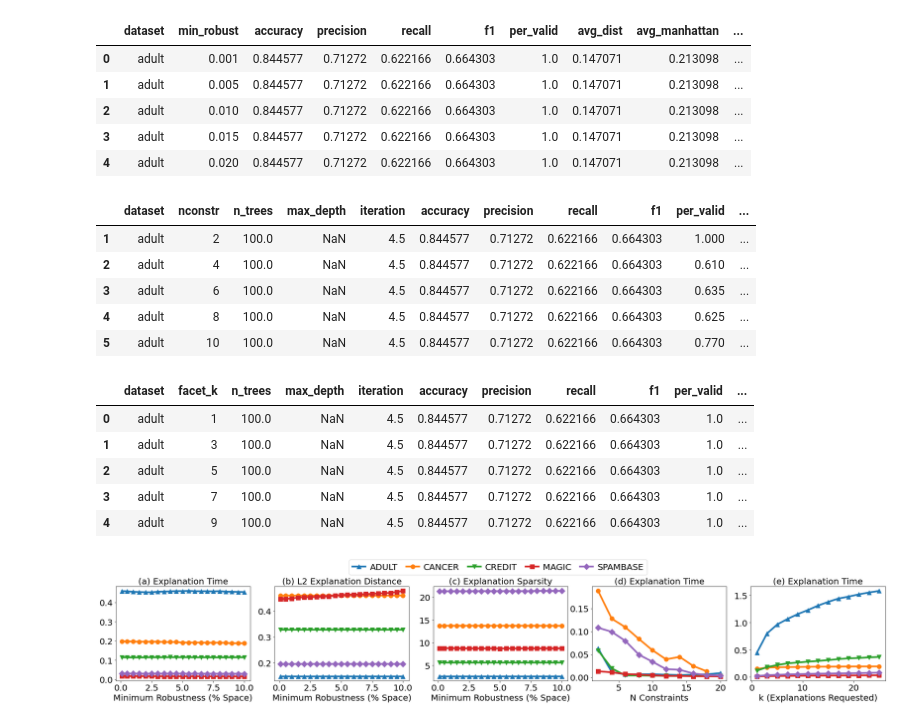
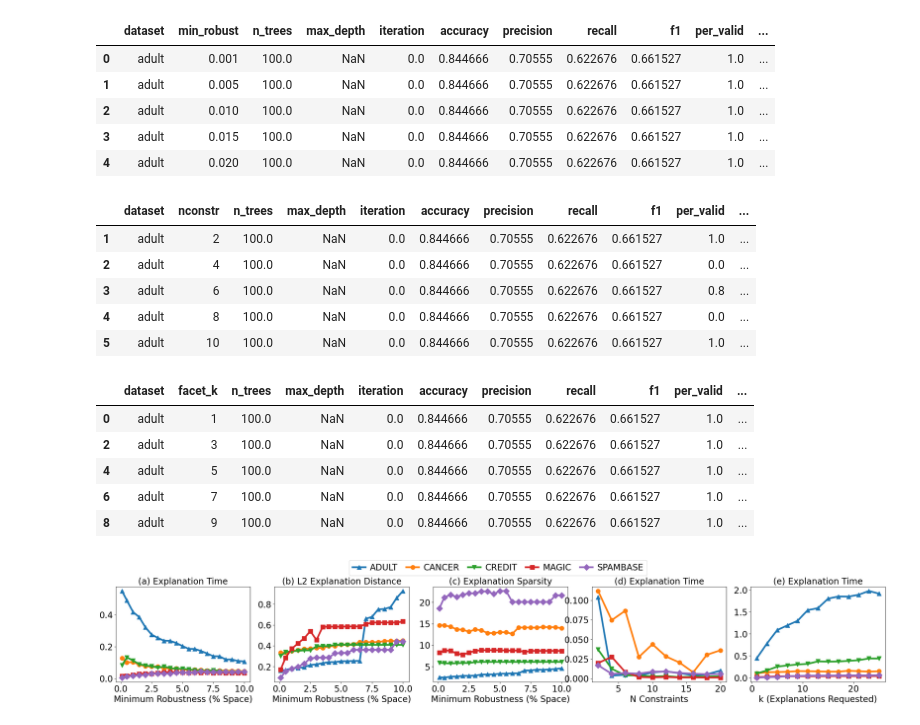
Before and after one commit to PeterVanNostrand/FACET, a Jupyter notebook: figures/user_workloads.ipynb, the cells around one changed output. Cells and saved outputs as stored; diff of their text form; code cells hidden in the pictures.

```diff
--- a/figures/user_workloads.ipynb
+++ b/figures/user_workloads.ipynb
@@ -7,14 +7,14 @@ Experiment results files needed: VaryRobustness, VaryNConstraints, and VaryK
 Results used in the paper are provided in "../results/final" if generating new results run each experiment and update the results paths below
 '''
 # path to each result file
-robust_path = "../results/vary_robustness.csv" # run json merge to obtain if new results
-constr_path = "../results/vary_nconstraints.csv"
-k_path = "../results/vary_k.csv"
+robust_path = "../results/vary_robustness_fig10.csv" # run json merge to obtain if new results
+constr_path = "../results/vary_nconstraints_fig10.csv"
+k_path = "../results/vary_k_fig10.csv"
 
 # path to output the figure
 export_figures = True
-output_dir = "./final/"
-fig_save_name = "user_workloads"
+output_dir = "./reproducibility/"
+fig_save_name = "user_workloads_fig10"
 fig_type = ".pdf"
 # %%
 
@@ -74,12 +74,12 @@ idx_keep = robust_results["min_robust"].isin(keep_values)
 robust_results = robust_results[idx_keep]
 robust_results.head()
 # %% [output]
-|  | dataset | min_robust | accuracy | precision | recall | f1 | per_valid | avg_dist | avg_manhattan | ... |
-| 0 | adult | 0.001 | 0.844577 | 0.71272 | 0.622166 | 0.664303 | 1.0 | 0.147071 | 0.213098 | ... |
-| 1 | adult | 0.005 | 0.844577 | 0.71272 | 0.622166 | 0.664303 | 1.0 | 0.147071 | 0.213098 | ... |
-| 2 | adult | 0.010 | 0.844577 | 0.71272 | 0.622166 | 0.664303 | 1.0 | 0.147071 | 0.213098 | ... |
-| 3 | adult | 0.015 | 0.844577 | 0.71272 | 0.622166 | 0.664303 | 1.0 | 0.147071 | 0.213098 | ... |
-| 4 | adult | 0.020 | 0.844577 | 0.71272 | 0.622166 | 0.664303 | 1.0 | 0.147071 | 0.213098 | ... |
+|  | dataset | min_robust | n_trees | max_depth | iteration | accuracy | precision | recall | f1 | per_valid | ... |
+| 0 | adult | 0.001 | 100.0 | NaN | 0.0 | 0.844666 | 0.70555 | 0.622676 | 0.661527 | 1.0 | ... |
+| 1 | adult | 0.005 | 100.0 | NaN | 0.0 | 0.844666 | 0.70555 | 0.622676 | 0.661527 | 1.0 | ... |
+| 2 | adult | 0.010 | 100.0 | NaN | 0.0 | 0.844666 | 0.70555 | 0.622676 | 0.661527 | 1.0 | ... |
+| 3 | adult | 0.015 | 100.0 | NaN | 0.0 | 0.844666 | 0.70555 | 0.622676 | 0.661527 | 1.0 | ... |
+| 4 | adult | 0.020 | 100.0 | NaN | 0.0 | 0.844666 | 0.70555 | 0.622676 | 0.661527 | 1.0 | ... |
 # %%
 # read in constraints data
 constr_results = pd.read_csv(constr_path)
@@ -90,11 +90,11 @@ constr_results = constr_results[(constr_results['nconstr'] > 1)]
 constr_results.head()
 # %% [output]
 |  | dataset | nconstr | n_trees | max_depth | iteration | accuracy | precision | recall | f1 | per_valid | ... |
-| 1 | adult | 2 | 100.0 | NaN | 4.5 | 0.844577 | 0.71272 | 0.622166 | 0.664303 | 1.000 | ... |
-| 2 | adult | 4 | 100.0 | NaN | 4.5 | 0.844577 | 0.71272 | 0.622166 | 0.664303 | 0.610 | ... |
-| 3 | adult | 6 | 100.0 | NaN | 4.5 | 0.844577 | 0.71272 | 0.622166 | 0.664303 | 0.635 | ... |
-| 4 | adult | 8 | 100.0 | NaN | 4.5 | 0.844577 | 0.71272 | 0.622166 | 0.664303 | 0.625 | ... |
-| 5 | adult | 10 | 100.0 | NaN | 4.5 | 0.844577 | 0.71272 | 0.622166 | 0.664303 | 0.770 | ... |
+| 1 | adult | 2 | 100.0 | NaN | 0.0 | 0.844666 | 0.70555 | 0.622676 | 0.661527 | 1.0 | ... |
+| 2 | adult | 4 | 100.0 | NaN | 0.0 | 0.844666 | 0.70555 | 0.622676 | 0.661527 | 0.0 | ... |
+| 3 | adult | 6 | 100.0 | NaN | 0.0 | 0.844666 | 0.70555 | 0.622676 | 0.661527 | 0.8 | ... |
+| 4 | adult | 8 | 100.0 | NaN | 0.0 | 0.844666 | 0.70555 | 0.622676 | 0.661527 | 0.0 | ... |
+| 5 | adult | 10 | 100.0 | NaN | 0.0 | 0.844666 | 0.70555 | 0.622676 | 0.661527 | 1.0 | ... |
 # %%
 # read in k data
 k_results = pd.read_csv(k_path)
@@ -106,9 +106,9 @@ k_results = k_results[~idx_drop]
 k_results.head()
 # %% [output]
 |  | dataset | facet_k | n_trees | max_depth | iteration | accuracy | precision | recall | f1 | per_valid | ... |
-| 0 | adult | 1 | 100.0 | NaN | 4.5 | 0.844577 | 0.71272 | 0.622166 | 0.664303 | 1.0 | ... |
-| 1 | adult | 3 | 100.0 | NaN | 4.5 | 0.844577 | 0.71272 | 0.622166 | 0.664303 | 1.0 | ... |
-| 2 | adult | 5 | 100.0 | NaN | 4.5 | 0.844577 | 0.71272 | 0.622166 | 0.664303 | 1.0 | ... |
-| 3 | adult | 7 | 100.0 | NaN | 4.5 | 0.844577 | 0.71272 | 0.622166 | 0.664303 | 1.0 | ... |
-| 4 | adult | 9 | 100.0 | NaN | 4.5 | 0.844577 | 0.71272 | 0.622166 | 0.664303 | 1.0 | ... |
+| 0 | adult | 1 | 100.0 | NaN | 0.0 | 0.844666 | 0.70555 | 0.622676 | 0.661527 | 1.0 | ... |
+| 2 | adult | 3 | 100.0 | NaN | 0.0 | 0.844666 | 0.70555 | 0.622676 | 0.661527 | 1.0 | ... |
+| 4 | adult | 5 | 100.0 | NaN | 0.0 | 0.844666 | 0.70555 | 0.622676 | 0.661527 | 1.0 | ... |
+| 6 | adult | 7 | 100.0 | NaN | 0.0 | 0.844666 | 0.70555 | 0.622676 | 0.661527 | 1.0 | ... |
+| 8 | adult | 9 | 100.0 | NaN | 0.0 | 0.844666 | 0.70555 | 0.622676 | 0.661527 | 1.0 | ... |
 # %%
@@ -163,10 +160,14 @@ results_dict = {
     "facet_k": k_results,
 }
 
-def render_plot_ax(xfeats, yfeats, xlabels=None, ylabels=None, save_name=None, xrange=None, yrange=None, xlog=False, lloc=None, ylog=False, yticks_multi=None, yrange_multi=None, ytick_format="{:.2f}", titles=None):
-    #datasets = results_dict[xfeats[0]]["dataset"].unique()
-    datasets = [dataset1, dataset2, dataset3, dataset4, dataset5]
+# plot features
+ylabels = ["Explanation Time", "L2 Explanation Distance", "Explanation Sparsity", "Explanation Time", "Explanation Time"]
+xlabels = ["Minimum Robustness (% Space)", "Minimum Robustness (% Space)", "Minimum Robustness (% Space)", "N Constraints", "k (Explanations Requested)"]
+titles = ["Explantion Time vs Min Robust", "L2-Norm vs Min Robust", "Sparsity vs Min Robust", "Explanation Time vs Nc", "Sample Time vs k"]
+xfeats = ["min_robust", "min_robust", "min_robust", "nconstr", "facet_k"]
+yfeats = ["sample_time", "avg_dist", "avg_length", "sample_time", "sample_time"]
 
+def render_plot_ax(datasets, xfeats, yfeats, xlabels=None, ylabels=None, save_name=None, xrange=None, yrange=None, xlog=False, lloc=None, ylog=False, yticks_multi=None, yrange_multi=None, ytick_format="{:.2f}", titles=None):
     fig = plt.figure(figsize=[32, 4])
     ax = fig.subplots(nrows=1, ncols=5) #nrows=1, ncols=5, sharex="all")
 
@@ -215,16 +214,10 @@ def render_plot_ax(xfeats, yfeats, xlabels=None, ylabels=None, save_name=None, x
 # %%
-ylabels = ["Explanation Time", "L2 Explanation Distance", "Explanation Sparsity", "Explanation Time", "Explanation Time"]
-xlabels = ["Minimum Robustness (% Space)", "Minimum Robustness (% Space)", "Minimum Robustness (% Space)", "N Constraints", "k (Explanations Requested)"]
-titles = ["Explantion Time vs Min Robust", "L2-Norm vs Min Robust", "Sparsity vs Min Robust", "Explanation Time vs Nc", "Sample Time vs k"]
-xfeats = ["min_robust", "min_robust", "min_robust", "nconstr", "facet_k"]
-yfeats = ["sample_time", "avg_dist", "avg_length", "sample_time", "sample_time"]
-
-# yticks_multi = [np.arange(0.0, .5, .1), [round(_,2) for _ in np.arange(0.0, 1, 0.05)], np.arange(0, 7, 1), np.arange(0, .09, 0.005), np.arange(0.0, .06, 0.01)]
-# yrange_multi = [[-.001, .5], [0.09, .38], [0.6, 6.6], [0.0, .018], [0.0, .041]]
-
+# ########### MAIN PAPER DATASETS
+datasets = ["adult", "cancer", "credit", "magic", "spambase"]
+# axes bounds
 yticks_multi = [[round(_,1) for _ in np.arange(0.0, .45, .1)], [round(_,1) for _ in np.arange(0.0, .45, 0.1)], np.arange(0, 24, 5), [round(_,2) for _ in np.arange(0, .18, 0.05)], np.arange(0.0, 1.54, 0.5)]
 yrange_multi = [[-.001, .47], [.13, .49], [1.8, 22], [-.001, .2], [0.0, 1.52]]
-
-render_plot_ax(xfeats=xfeats, yfeats=yfeats, ylabels=None, xlabels=xlabels, titles=ylabels, save_name=fig_save_name)
+# render the plot
+render_plot_ax(datasets, xfeats=xfeats, yfeats=yfeats, ylabels=None, xlabels=xlabels, titles=ylabels, save_name=fig_save_name)
 # %% [output]
-[figure, old version]
+[figure, new version]
```
Also changed, not shown: parts of 3 cells of this notebook, 1 other file.
